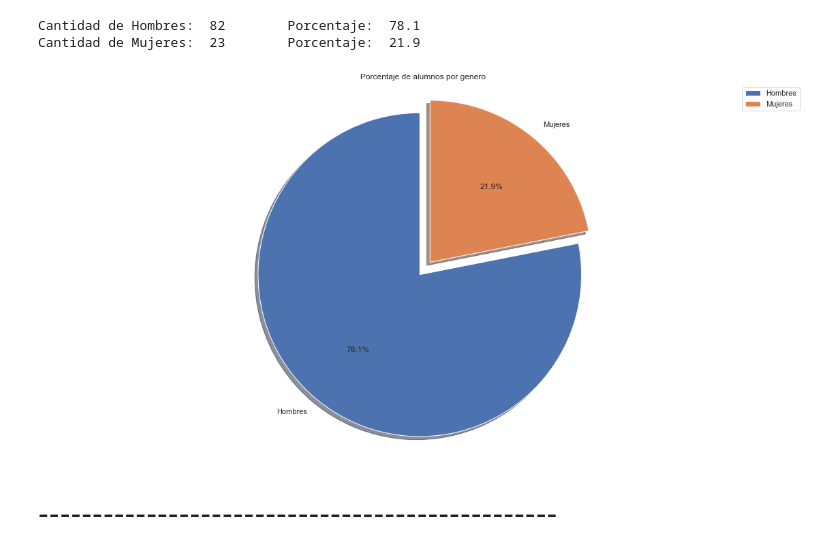
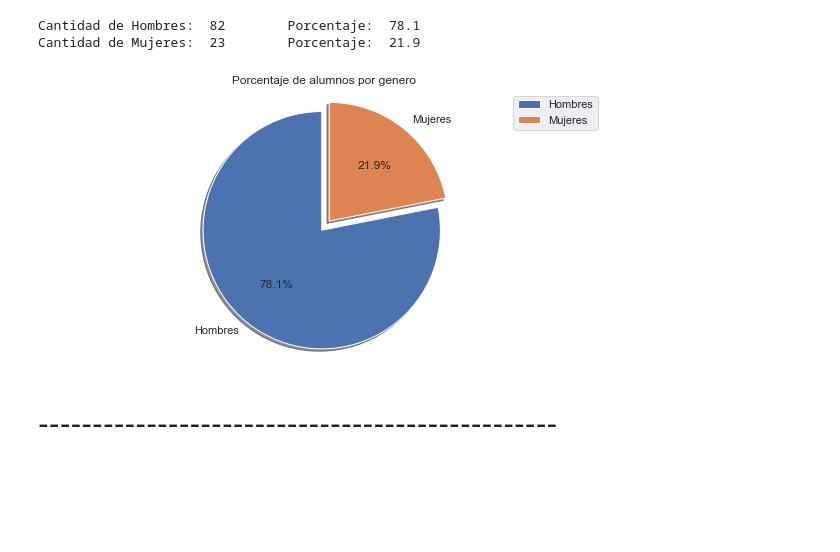
Before and after one commit to d4niel-san/Probabilidad-Aplicada, a Jupyter notebook: TP Final - Mermoz.ipynb, the cells around one changed output. Drawn from its saved outputs; the diff is of its cells as text; code cells hidden in the pictures; blank space fills up the shorter version.

```diff
--- a/TP Final - Mermoz.ipynb
+++ b/TP Final - Mermoz.ipynb
@@ -111,25 +111,26 @@ Cantidad de Mujeres:  23        Porcentaje:  21.9
 # %%
 
 genero = 'Hombres', 'Mujeres'
 #Declaramos el tamaño de cada 'rebanada' y en sumatoria todos deben dar al 100%
 porcM = round(cantM/rows*100,2)
 porcF = round(cantF/rows*100,2)
 sizes = [porcM, porcF]
 #En este punto señalamos que posicion debe 'resaltarse' y el valor, si se coloca 0, se omite
 explode = (0.1, 0)
 
 fig1, ax1 = plt.subplots()
 #Creamos el grafico, añadiendo los valores
 ax1.pie(sizes, explode=explode, labels=genero, autopct='%2.1f%%',
         shadow=True, startangle=90)
 #señalamos la forma, en este caso 'equal' es para dar forma circular
 ax1.axis('equal')
+sns.set(rc={'figure.figsize':(1,5)})
 plt.title("Porcentaje de alumnos por genero")
 plt.legend()
 plt.savefig('grafica_pastel.png')
 plt.show()
 # %% [output]
-[figure, old version]
+[figure, new version]
 # %% [markdown]
 ## ------------------------------------------------
 # %% [markdown]
```
Also changed, not shown: 1 other file.
